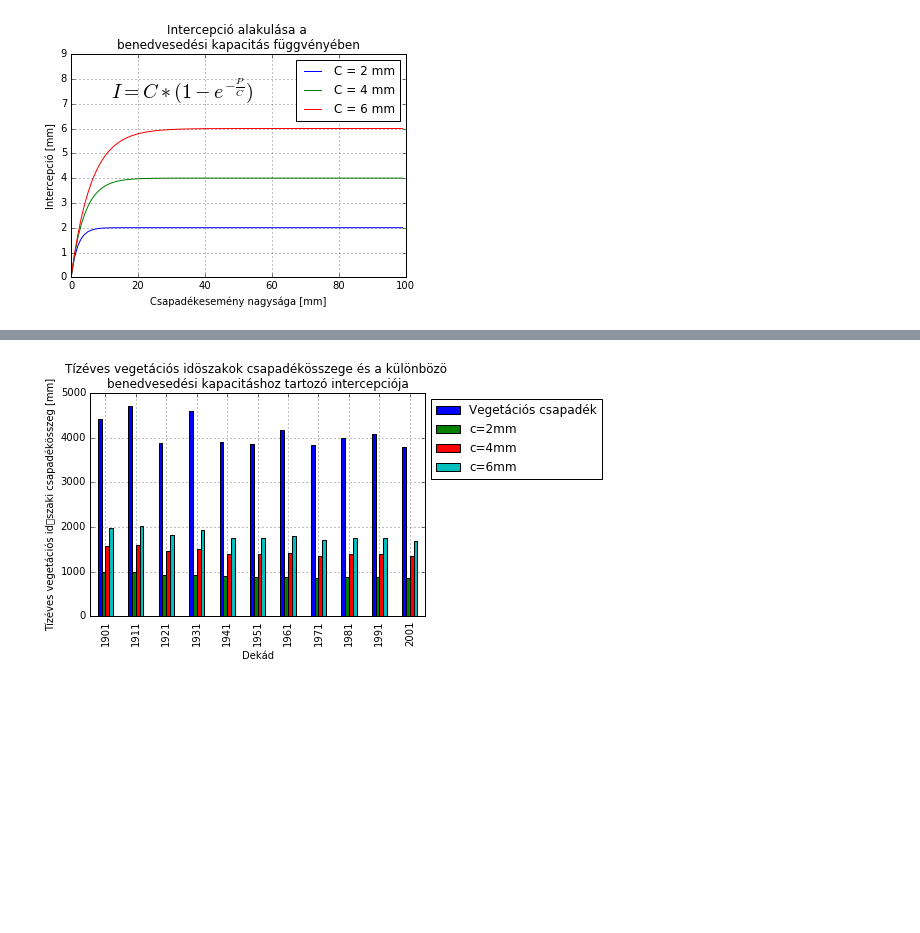
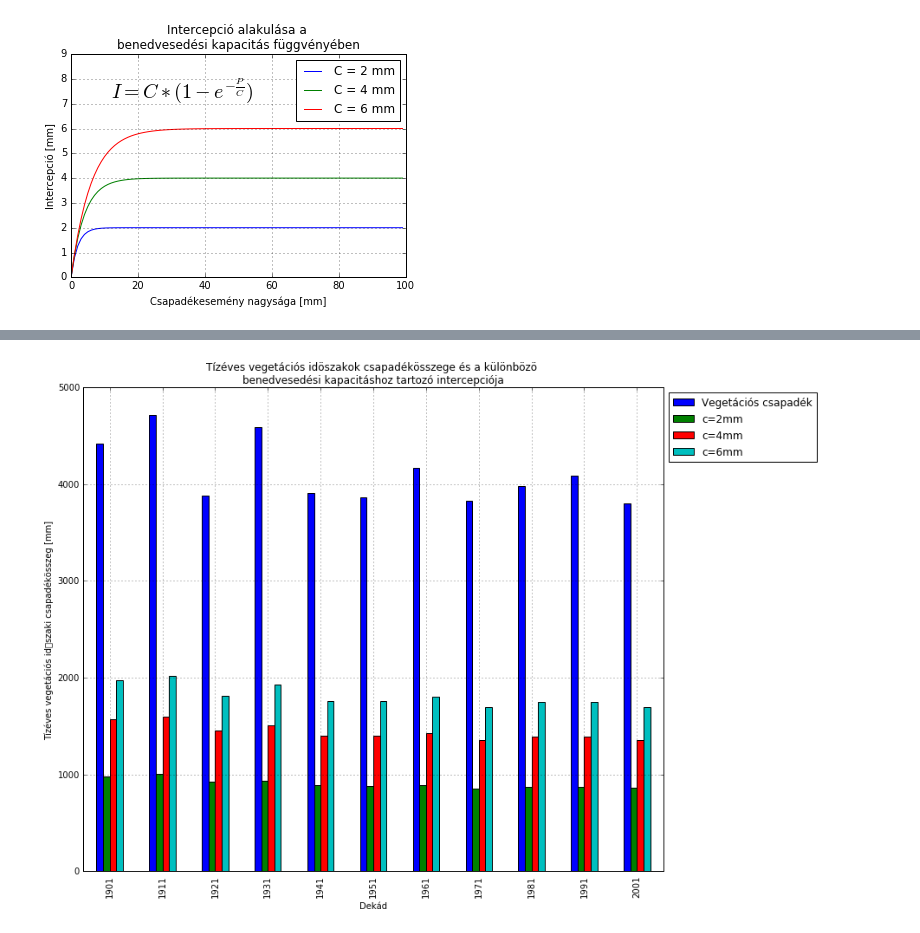
Before and after one commit to jsheperd/forest_water, a Jupyter notebook: interception.ipynb, the cells around one changed output, grey strips where cells are left out. Saved outputs shown, nothing was run; the diff lists cells and outputs as text; code cells hidden in the pictures; blank space fills up the shorter version.

```diff
--- a/interception.ipynb
+++ b/interception.ipynb
@@ -213,12 +214,12 @@ plt.grid(True)
 # %%
 #Csak a vegetációs időszak
-szo_daily[szo_daily['Vegetation']].groupby(['Decad'])['d_rs', 'c2', 'c4', 'c6'].sum().plot(kind='bar')
+szo_daily[szo_daily['Vegetation']].groupby(['Decad'])['d_rs', 'c2', 'c4', 'c6'].sum().plot(kind='bar', figsize=(12, 10))
 plt.title(u'Tízéves vegetációs idöszakok csapadékösszege és a különbözö \nbenedvesedési kapacitáshoz tartozó intercepciója')
 plt.xlabel(u'Dekád')
 plt.ylabel(u'Tízéves vegetációs időszaki csapadékösszeg [mm]')
 plt.legend(loc="upper left", bbox_to_anchor=(1,1), labels=[u'Vegetációs csapadék', 'c=2mm', 'c=4mm', 'c=6mm'])
 plt.grid(True)
 # %% [output]
-[figure, old version]
+[figure, new version]
 # %%
 #Csak a vegetációs időszak
```
Also changed, not shown: parts of 4 cells of this notebook.
